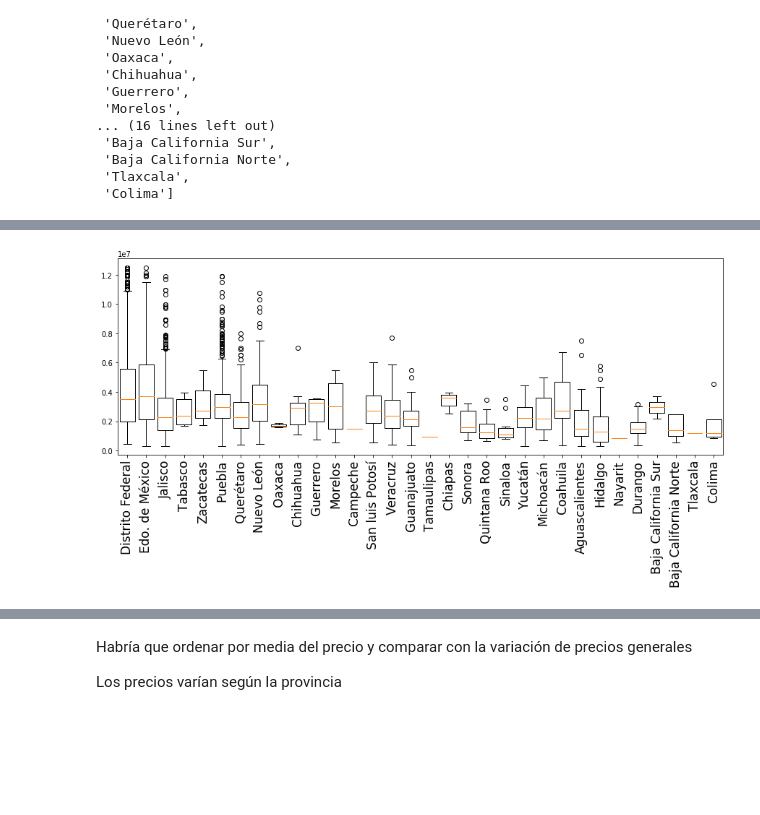
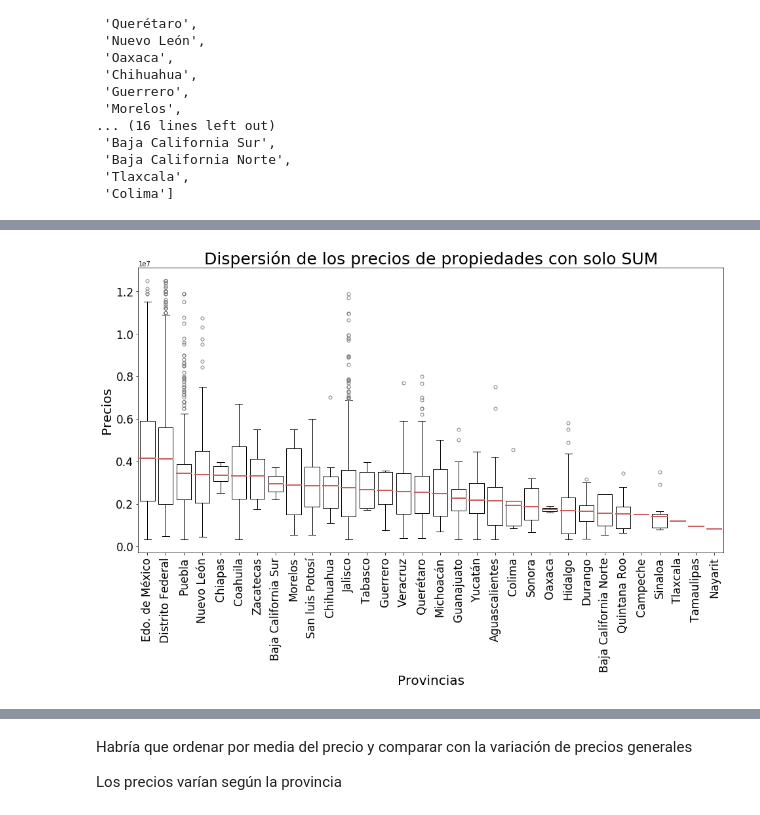
Before and after one commit to komod0/TPs-Org.Datos, a Jupyter notebook: tp1/nbfacundo.ipynb, the cells around one changed output, grey strips where cells are left out. Saved outputs shown, nothing was run; the diff lists cells and outputs as text; code cells hidden in the pictures; blank space fills up the shorter version.

Commit message:
Se realizaron más ediciones en los gráfico Se tuvo que eliminar una fila en un DataFrame: solo_piscina

```diff
--- a/tp1/nbfacundo.ipynb
+++ b/tp1/nbfacundo.ipynb
@@ -702,0 +703,9 @@ plt.show()
+# %%
+# Ahora con solo SUM
+provincias_nombres = solo_sum.groupby(['Provincia']).agg({'Precio' : 'mean'}).sort_values(by = 'Precio', ascending = False)
+provincias_nombres.rename(columns = {'Precio' : 'Media'}, inplace = True)
+provincias_nombres['Media'] = provincias_nombres['Media'].astype(np.uint32)
+provincias_nombres.reset_index(inplace = True)
+provincias_nombres = provincias_nombres['Provincia'].unique()
+provincias_nombres = list(provincias_nombres)
+provincias_nombres
@@ -703,42 +730,52 @@ plt.show()
 # %%
 # Gráfico para solo propiedades con Salón de Usos Múltiples (exclusivamente)
 
-fig_8 = plt.figure(8, figsize = (15,5))
-sub_fig = fig_8.add_subplot(111)
-box_plot = sub_fig.boxplot([solo_sum.loc[solo_sum['Provincia'] == provincias_nombres[0]]['Precio'], \
-                            solo_sum.loc[solo_sum['Provincia'] == provincias_nombres[1]]['Precio'], \
-                            solo_sum.loc[solo_sum['Provincia'] == provincias_nombres[2]]['Precio'], \
-                            solo_sum.loc[solo_sum['Provincia'] == provincias_nombres[3]]['Precio'], \
-                            solo_sum.loc[solo_sum['Provincia'] == provincias_nombres[4]]['Precio'], \
-                            solo_sum.loc[solo_sum['Provincia'] == provincias_nombres[5]]['Precio'], \
-                            solo_sum.loc[solo_sum['Provincia'] == provincias_nombres[6]]['Precio'], \
-                            solo_sum.loc[solo_sum['Provincia'] == provincias_nombres[7]]['Precio'], \
-                            solo_sum.loc[solo_sum['Provincia'] == provincias_nombres[8]]['Precio'], \
-                            solo_sum.loc[solo_sum['Provincia'] == provincias_nombres[9]]['Precio'], \
-                            solo_sum.loc[solo_sum['Provincia'] == provincias_nombres[10]]['Precio'], \
-                            solo_sum.loc[solo_sum['Provincia'] == provincias_nombres[11]]['Precio'], \
-                            solo_sum.loc[solo_sum['Provincia'] == provincias_nombres[12]]['Precio'], \
-                            solo_sum.loc[solo_sum['Provincia'] == provincias_nombres[13]]['Precio'], \
-                            solo_sum.loc[solo_sum['Provincia'] == provincias_nombres[14]]['Precio'], \
-                            solo_sum.loc[solo_sum['Provincia'] == provincias_nombres[15]]['Precio'], \
-                            solo_sum.loc[solo_sum['Provincia'] == provincias_nombres[16]]['Precio'], \
-                            solo_sum.loc[solo_sum['Provincia'] == provincias_nombres[17]]['Precio'], \
-                            solo_sum.loc[solo_sum['Provincia'] == provincias_nombres[18]]['Precio'], \
-                            solo_sum.loc[solo_sum['Provincia'] == provincias_nombres[19]]['Precio'], \
-                            solo_sum.loc[solo_sum['Provincia'] == provincias_nombres[20]]['Precio'], \
-                            solo_sum.loc[solo_sum['Provincia'] == provincias_nombres[21]]['Precio'], \
-                            solo_sum.loc[solo_sum['Provincia'] == provincias_nombres[22]]['Precio'], \
-                            solo_sum.loc[solo_sum['Provincia'] == provincias_nombres[23]]['Precio'], \
-                            solo_sum.loc[solo_sum['Provincia'] == provincias_nombres[24]]['Precio'], \
-                            solo_sum.loc[solo_sum['Provincia'] == provincias_nombres[25]]['Precio'], \
-                            solo_sum.loc[solo_sum['Provincia'] == provincias_nombres[26]]['Precio'], \
-                            solo_sum.loc[solo_sum['Provincia'] == provincias_nombres[27]]['Precio'], \
-                            solo_sum.loc[solo_sum['Provincia'] == provincias_nombres[28]]['Precio'], \
-                            solo_sum.loc[solo_sum['Provincia'] == provincias_nombres[29]]['Precio'], \
-                            solo_sum.loc[solo_sum['Provincia'] == provincias_nombres[30]]['Precio'], \
-                            solo_sum.loc[solo_sum['Provincia'] == provincias_nombres[31]]['Precio']], \
-                           labels = provincias_nombres, \
-                           widths = 0.8)
-plt.xticks(rotation = 90, fontsize = 17);
+plt.figure(figsize = (16,8))
+plt.boxplot([solo_sum.loc[solo_sum['Provincia'] == provincias_nombres[0]]['Precio'], \
+             solo_sum.loc[solo_sum['Provincia'] == provincias_nombres[1]]['Precio'], \
+             solo_sum.loc[solo_sum['Provincia'] == provincias_nombres[2]]['Precio'], \
+             solo_sum.loc[solo_sum['Provincia'] == provincias_nombres[3]]['Precio'], \
+             solo_sum.loc[solo_sum['Provincia'] == provincias_nombres[4]]['Precio'], \
+             solo_sum.loc[solo_sum['Provincia'] == provincias_nombres[5]]['Precio'], \
+             solo_sum.loc[solo_sum['Provincia'] == provincias_nombres[6]]['Precio'], \
+             solo_sum.loc[solo_sum['Provincia'] == provincias_nombres[7]]['Precio'], \
+             solo_sum.loc[solo_sum['Provincia'] == provincias_nombres[8]]['Precio'], \
+             solo_sum.loc[solo_sum['Provincia'] == provincias_nombres[9]]['Precio'], \
+             solo_sum.loc[solo_sum['Provincia'] == provincias_nombres[10]]['Precio'], \
+             solo_sum.loc[solo_sum['Provincia'] == provincias_nombres[11]]['Precio'], \
+             solo_sum.loc[solo_sum['Provincia'] == provincias_nombres[12]]['Precio'], \
+             solo_sum.loc[solo_sum['Provincia'] == provincias_nombres[13]]['Precio'], \
+             solo_sum.loc[solo_sum['Provincia'] == provincias_nombres[14]]['Precio'], \
+             solo_sum.loc[solo_sum['Provincia'] == provincias_nombres[15]]['Precio'], \
+             solo_sum.loc[solo_sum['Provincia'] == provincias_nombres[16]]['Precio'], \
+             solo_sum.loc[solo_sum['Provincia'] == provincias_nombres[17]]['Precio'], \
+             solo_sum.loc[solo_sum['Provincia'] == provincias_nombres[18]]['Precio'], \
+             solo_sum.loc[solo_sum['Provincia'] == provincias_nombres[19]]['Precio'], \
+             solo_sum.loc[solo_sum['Provincia'] == provincias_nombres[20]]['Precio'], \
+             solo_sum.loc[solo_sum['Provincia'] == provincias_nombres[21]]['Precio'], \
+             solo_sum.loc[solo_sum['Provincia'] == provincias_nombres[22]]['Precio'], \
+             solo_sum.loc[solo_sum['Provincia'] == provincias_nombres[23]]['Precio'], \
+             solo_sum.loc[solo_sum['Provincia'] == provincias_nombres[24]]['Precio'], \
+             solo_sum.loc[solo_sum['Provincia'] == provincias_nombres[25]]['Precio'], \
+             solo_sum.loc[solo_sum['Provincia'] == provincias_nombres[26]]['Precio'], \
+             solo_sum.loc[solo_sum['Provincia'] == provincias_nombres[27]]['Precio'], \
+             solo_sum.loc[solo_sum['Provincia'] == provincias_nombres[28]]['Precio'], \
+             solo_sum.loc[solo_sum['Provincia'] == provincias_nombres[29]]['Precio'], \
+             solo_sum.loc[solo_sum['Provincia'] == provincias_nombres[30]]['Precio'], \
+             solo_sum.loc[solo_sum['Provincia'] == provincias_nombres[31]]['Precio']], \
+            labels = provincias_nombres, \
+            widths = 0.8, \
+            meanline = True, showmeans = True, \
+            boxprops = dict(linewidth=1), \
+            meanprops = dict(linestyle = '-', linewidth=2, color = 'indianred'), \
+            # linestyle = '-' muestra la media con línea sólida
+            flierprops = dict(marker='o', markerfacecolor='none', markersize=5, linestyle='none', markeredgecolor = 'grey'), \
+            medianprops = dict(linestyle = 'none'))
+plt.title("Dispersión de los precios de propiedades con solo SUM", fontsize = 25)
+plt.ylabel('Precios', fontsize = 20)
+plt.xlabel('Provincias', fontsize = 20)
+plt.xticks(rotation = 90, fontsize = 17)
+plt.yticks(fontsize = 17)
+plt.show()
 # %% [output]
-[figure, old version]
+[figure, new version]
```
Also changed, not shown: parts of 9 cells of this notebook.
